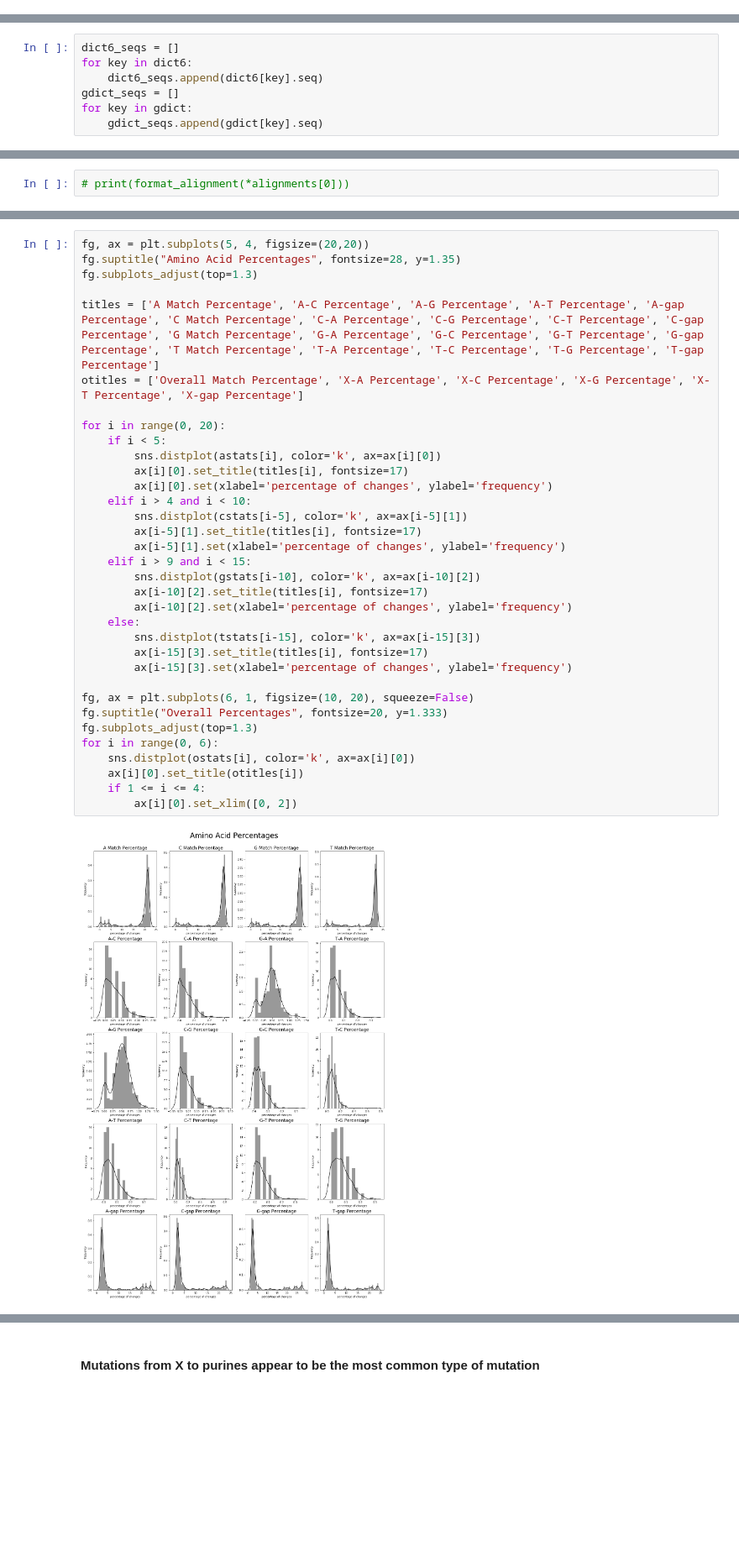
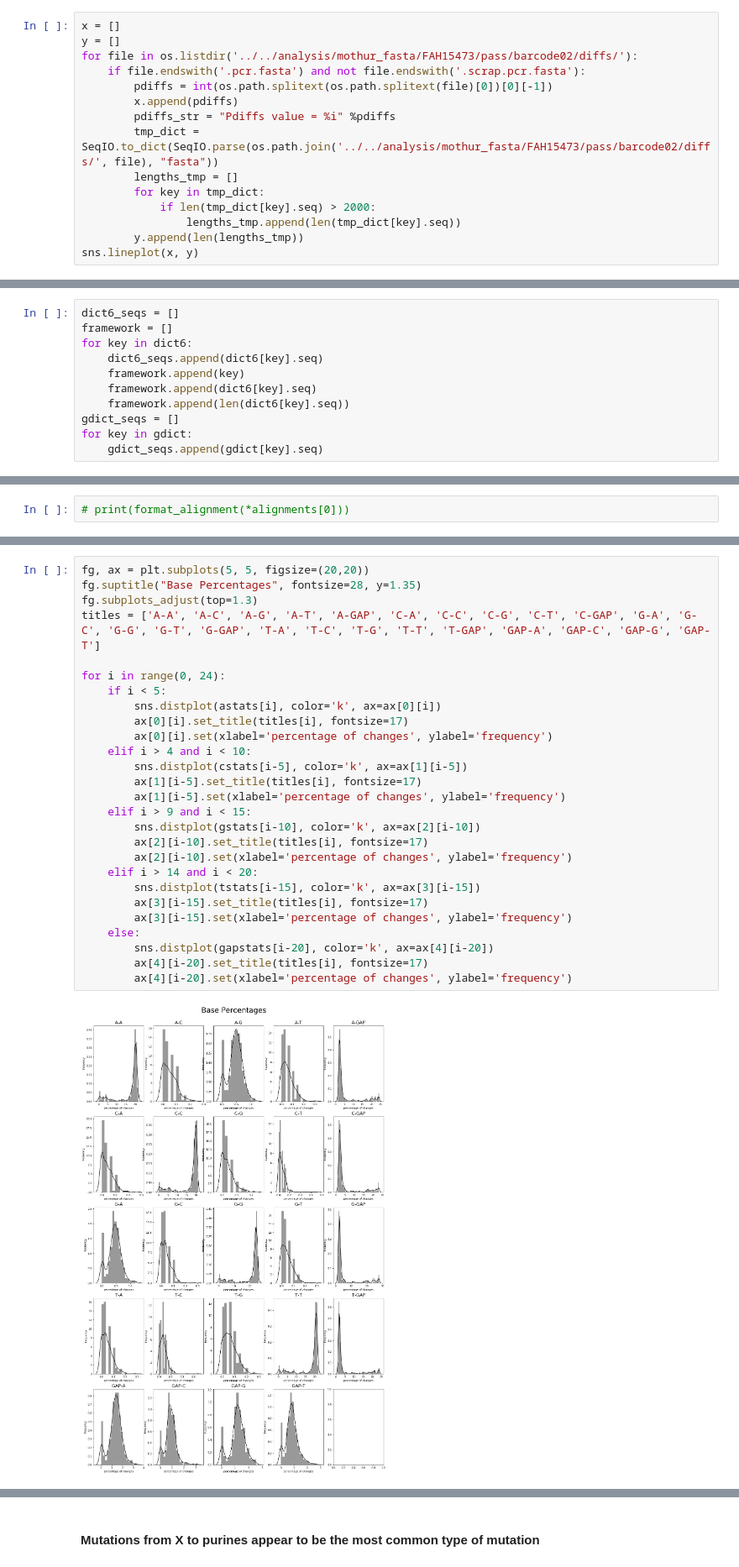
Before and after one commit to teenjes/summer_project_notebooks, a Jupyter notebook: zymo_test.ipynb, the cells around one changed output, grey strips where cells are left out. Shown at 84% size. Cells and saved outputs as stored; diff of their text form; blank space fills up the shorter version.

```diff
--- a/zymo_test.ipynb
+++ b/zymo_test.ipynb
@@ -166,0 +209,15 @@ sns.lineplot(x, y)
+# %%
+x = []
+y = []
+for file in os.listdir('../../analysis/mothur_fasta/FAH15473/pass/barcode02/diffs/'):
+    if file.endswith('.pcr.fasta') and not file.endswith('.scrap.pcr.fasta'):
+        pdiffs = int(os.path.splitext(os.path.splitext(file)[0])[0][-1])
+        x.append(pdiffs)
+        pdiffs_str = "Pdiffs value = %i" %pdiffs
+        tmp_dict = SeqIO.to_dict(SeqIO.parse(os.path.join('../../analysis/mothur_fasta/FAH15473/pass/barcode02/diffs/', file), "fasta"))
+        lengths_tmp = []
+        for key in tmp_dict:
+            if len(tmp_dict[key].seq) > 2000:
+                lengths_tmp.append(len(tmp_dict[key].seq))
+        y.append(len(lengths_tmp))
+sns.lineplot(x, y)
@@ -211,8 +271,12 @@ gdict = SeqIO.to_dict(SeqIO.parse("/media/MassStorage/tmp/TE/summer_project/anal
 312
 # %%
 dict6_seqs = []
+framework = []
 for key in dict6:
     dict6_seqs.append(dict6[key].seq)
+    framework.append(key)
+    framework.append(dict6[key].seq)
+    framework.append(len(dict6[key].seq))
 gdict_seqs = []
 for key in gdict:
     gdict_seqs.append(gdict[key].seq)
@@ -399,36 +457,29 @@ ostats = [omatchp, oap, ocp, ogp, otp, ogapp]
 # %%
-fg, ax = plt.subplots(5, 4, figsize=(20,20))
-fg.suptitle("Amino Acid Percentages", fontsize=28, y=1.35)
+fg, ax = plt.subplots(5, 5, figsize=(20,20))
+fg.suptitle("Base Percentages", fontsize=28, y=1.35)
 fg.subplots_adjust(top=1.3)
+titles = ['A-A', 'A-C', 'A-G', 'A-T', 'A-GAP', 'C-A', 'C-C', 'C-G', 'C-T', 'C-GAP', 'G-A', 'G-C', 'G-G', 'G-T', 'G-GAP', 'T-A', 'T-C', 'T-G', 'T-T', 'T-GAP', 'GAP-A', 'GAP-C', 'GAP-G', 'GAP-T']
 
-titles = ['A Match Percentage', 'A-C Percentage', 'A-G Percentage', 'A-T Percentage', 'A-gap Percentage', 'C Match Percentage', 'C-A Percentage', 'C-G Percentage', 'C-T Percentage', 'C-gap Percentage', 'G Match Percentage', 'G-A Percentage', 'G-C Percentage', 'G-T Percentage', 'G-gap Percentage', 'T Match Percentage', 'T-A Percentage', 'T-C Percentage', 'T-G Percentage', 'T-gap Percentage']
-otitles = ['Overall Match Percentage', 'X-A Percentage', 'X-C Percentage', 'X-G Percentage', 'X-T Percentage', 'X-gap Percentage']
-
-for i in range(0, 20):
+for i in range(0, 24):
     if i < 5:
-        sns.distplot(astats[i], color='k', ax=ax[i][0])
-        ax[i][0].set_title(titles[i], fontsize=17)
-        ax[i][0].set(xlabel='percentage of changes', ylabel='frequency')
+        sns.distplot(astats[i], color='k', ax=ax[0][i])
+        ax[0][i].set_title(titles[i], fontsize=17)
+        ax[0][i].set(xlabel='percentage of changes', ylabel='frequency')
     elif i > 4 and i < 10:
-        sns.distplot(cstats[i-5], color='k', ax=ax[i-5][1])
-        ax[i-5][1].set_title(titles[i], fontsize=17)
-        ax[i-5][1].set(xlabel='percentage of changes', ylabel='frequency')
+        sns.distplot(cstats[i-5], color='k', ax=ax[1][i-5])
+        ax[1][i-5].set_title(titles[i], fontsize=17)
+        ax[1][i-5].set(xlabel='percentage of changes', ylabel='frequency')
     elif i > 9 and i < 15:
-        sns.distplot(gstats[i-10], color='k', ax=ax[i-10][2])
-        ax[i-10][2].set_title(titles[i], fontsize=17)
-        ax[i-10][2].set(xlabel='percentage of changes', ylabel='frequency')
+        sns.distplot(gstats[i-10], color='k', ax=ax[2][i-10])
+        ax[2][i-10].set_title(titles[i], fontsize=17)
+        ax[2][i-10].set(xlabel='percentage of changes', ylabel='frequency')
+    elif i > 14 and i < 20:
+        sns.distplot(tstats[i-15], color='k', ax=ax[3][i-15])
+        ax[3][i-15].set_title(titles[i], fontsize=17)
+        ax[3][i-15].set(xlabel='percentage of changes', ylabel='frequency')
     else:
-        sns.distplot(tstats[i-15], color='k', ax=ax[i-15][3])
-        ax[i-15][3].set_title(titles[i], fontsize=17)
-        ax[i-15][3].set(xlabel='percentage of changes', ylabel='frequency')
-
-fg, ax = plt.subplots(6, 1, figsize=(10, 20), squeeze=False)
-fg.suptitle("Overall Percentages", fontsize=20, y=1.333)
-fg.subplots_adjust(top=1.3)
-for i in range(0, 6):
-    sns.distplot(ostats[i], color='k', ax=ax[i][0])
-    ax[i][0].set_title(otitles[i])
-    if 1 <= i <= 4:
-        ax[i][0].set_xlim([0, 2])
+        sns.distplot(gapstats[i-20], color='k', ax=ax[4][i-20])
+        ax[4][i-20].set_title(titles[i], fontsize=17)
+        ax[4][i-20].set(xlabel='percentage of changes', ylabel='frequency')
 # %% [output]
-[figure, old version]
+[figure, new version]
```
Also changed, not shown: parts of 51 cells of this notebook, 6 other files.
